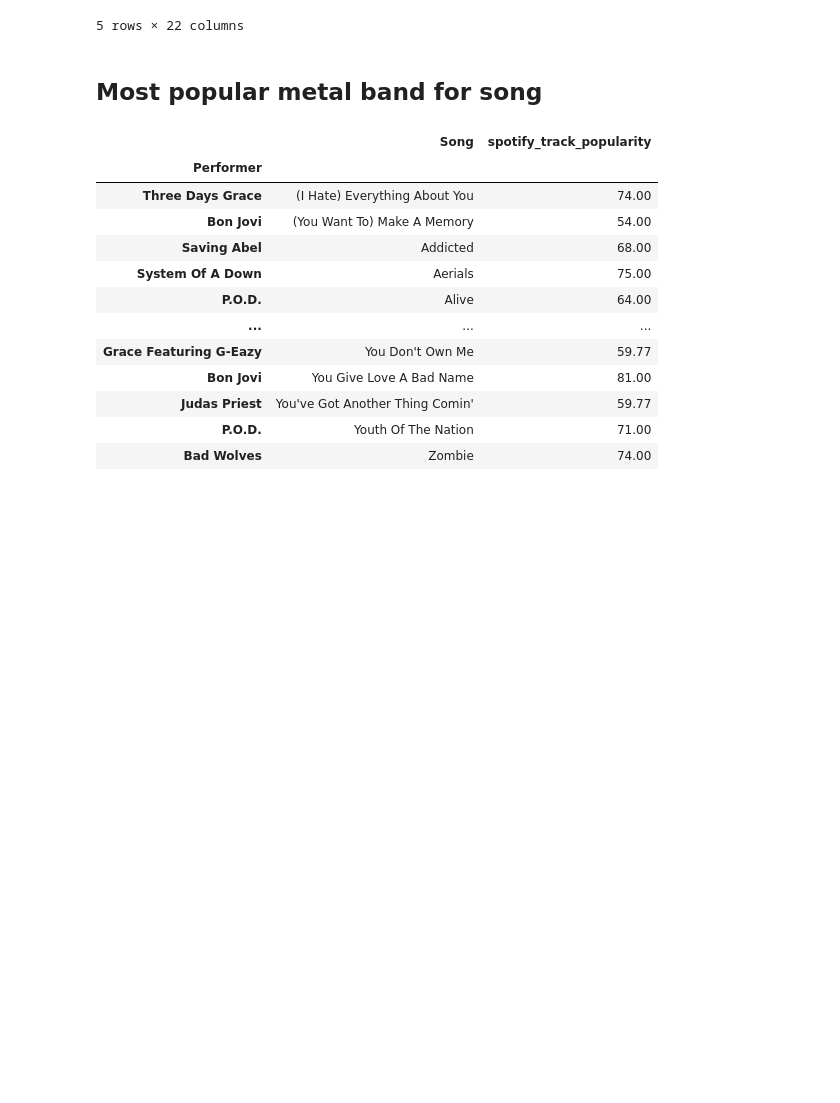
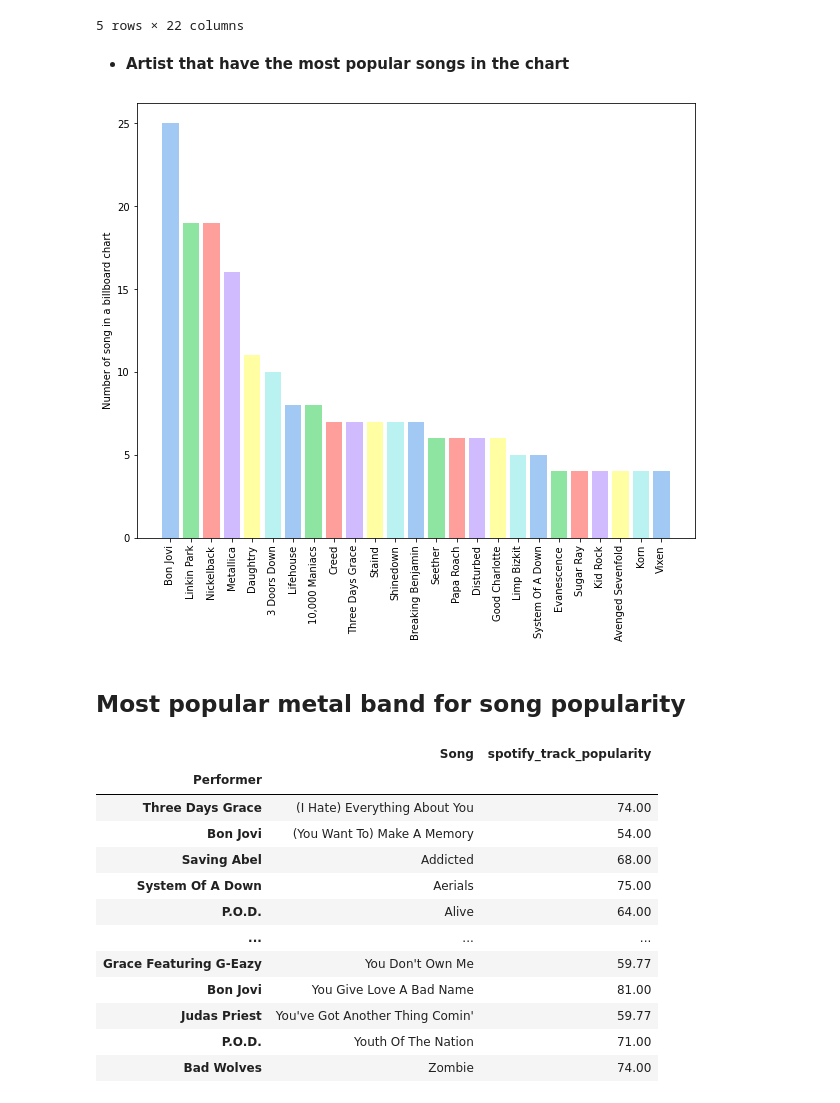
Before and after one commit to alelovo/Project_programming, a Jupyter notebook: project.ipynb, the cells around one changed output. Drawn from its saved outputs; the diff is of its cells as text; code cells hidden in the pictures; blank space fills up the shorter version.

```diff
--- a/project.ipynb
+++ b/project.ipynb
@@ -1009,8 +1092,23 @@ metal_df.head(5)
 | 832 | 832 | AerialsSystem Of A Down | System Of A Down | Aerials | ['alternative metal', 'nu metal',... | 235053.0 | False | ... |
 | 1018 | 1018 | AliveP.O.D. | P.O.D. | Alive | ['alternative metal', 'funk metal... | 205026.0 | False | ... |
 5 rows × 22 columns
+# %% [markdown]
+* **Artist that have the most popular songs in the chart**
+# %%
+most_popular_metal_performers_df=metal_df.sort_values(by='spotify_track_popularity',ascending=False)
+# %%
+most_popular_25_metal_performers_df=most_popular_metal_performers_df.Performer.value_counts()[0:25]
+# %%
+plt.figure(figsize=(10,8))
+col=sb.color_palette('pastel6')
+plt.bar(most_popular_25_metal_performers_df.index,most_popular_25_metal_performers_df,color=col)
+plt.ylabel('Number of song in a billboard chart')
+plt.xticks(rotation=90)
+plt.show()
+# %% [output]
+[figure, added]
 # %% [markdown]
-## **Most popular metal band for song**
+## **Most popular metal band for song popularity**
 # %%
 performer_metal_popularity_df= pd.DataFrame(columns=['Performer','Song','spotify_track_popularity'])
 performer_metal_popularity_df['Performer']=metal_df.Performer
```
Also changed, not shown: parts of 21 cells of this notebook.
